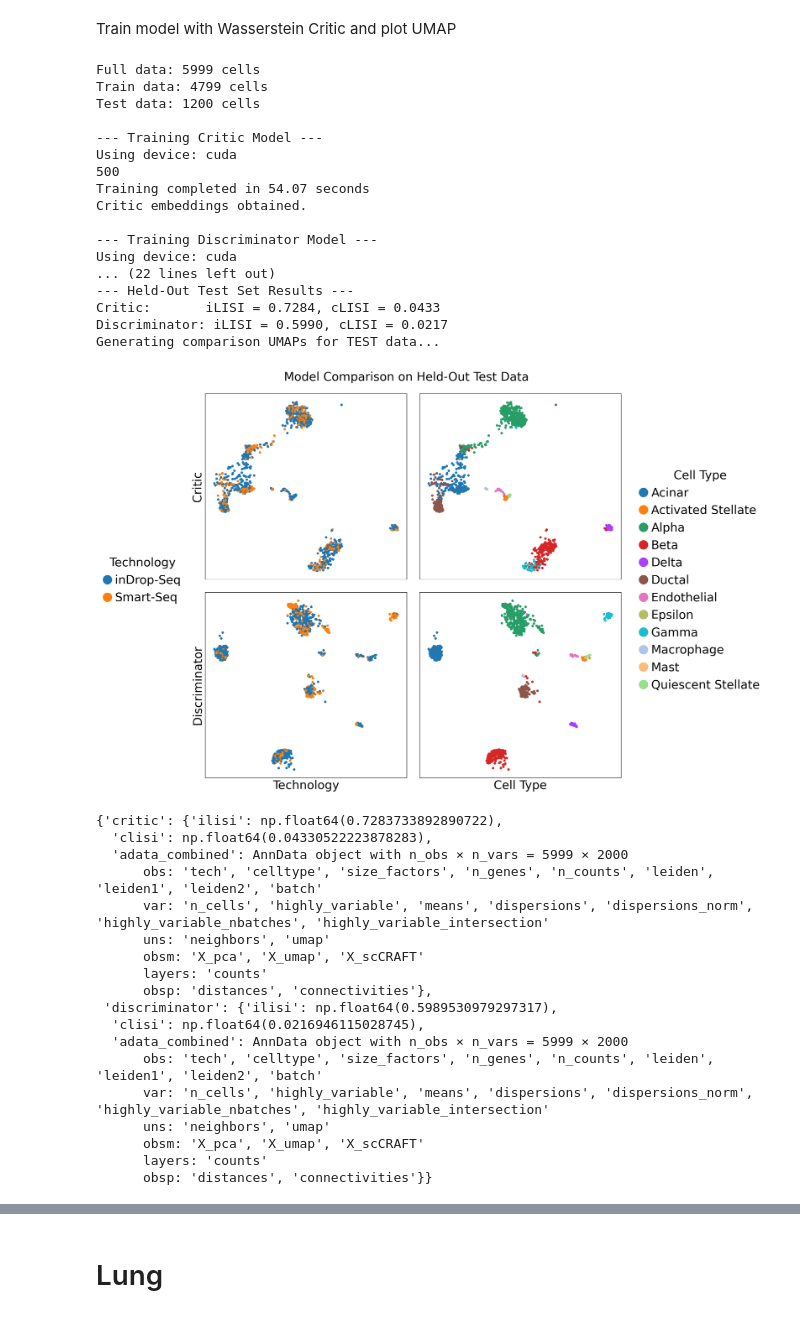
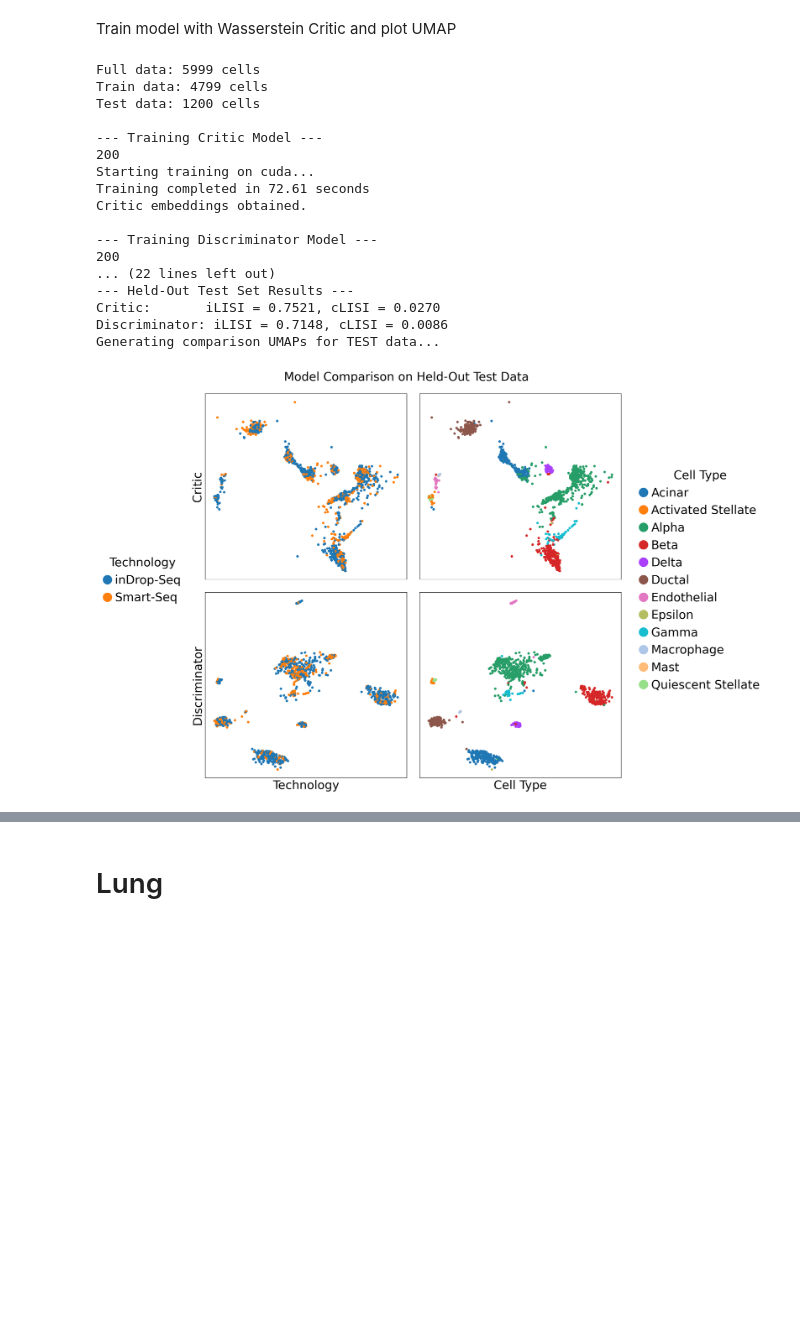
Before and after one commit to kreid415/wasserstein-critic-deconfounding, a Jupyter notebook: notebooks/explore_data.ipynb, the cells around one changed output, grey strips where cells are left out. Drawn from its saved outputs; the diff is of its cells as text; code cells hidden in the pictures; blank space fills up the shorter version.

```diff
--- a/notebooks/explore_data.ipynb
+++ b/notebooks/explore_data.ipynb
@@ -47,7 +47,7 @@ cell_type_key_map = {
 # %% [markdown]
 # Pancreas
 # %%
-pancreas_adata = prep_data("/workspaces/data/human_pancreas_norm_complexBatch.h5ad",
+pancreas_adata, largest_batch_name = prep_data("/workspaces/data/human_pancreas_norm_complexBatch.h5ad",
                   batch_key="tech",
                   celltype_key="celltype",
                   batch_count=2,
@@ -315,6 +488,7 @@ def train_and_compare_plots(adata, cell_type_key='celltype', confounding_key='te
                             # Set defaults based on your CV results
                             d_coef_critic=0.1,
                             d_coef_discriminator=0.05,
+                            triplet_coef=1,
                             epochs=500,
                             # --- PARAMETERS ADDED ---
                             confounding_key_map=None,
@@ -345,14 +519,17 @@ def train_and_compare_plots(adata, cell_type_key='celltype', confounding_key='te
 
     # --- 2. Train CRITIC Model ---
     print("\n--- Training Critic Model ---")
-    model_critic = train_integration_model(
+    model_critic, _ = train_integration_model(
         adata_train.copy(),
         batch_key=confounding_key,
         z_dim=256,
         d_coef=d_coef_critic,
         epochs=epochs,
         critic=True,
-        disc_iter=10
+        disc_iter=10,
+        reference_batch=-1,
+        reference_batch_name_str=largest_batch_name,
+        triplet_coef=triplet_coef
     )
 
     device = "cuda:0" if torch.cuda.is_available() else "cpu"
@@ -365,14 +542,16 @@ def train_and_compare_plots(adata, cell_type_key='celltype', confounding_key='te
 
     # --- 3. Train DISCRIMINATOR Model ---
     print("\n--- Training Discriminator Model ---")
-    model_disc = train_integration_model(
+    model_disc, _ = train_integration_model(
         adata_train.copy(),
         batch_key=confounding_key,
         z_dim=256,
         d_coef=d_coef_discriminator,
         epochs=epochs,
         critic=False,
-        disc_iter=1
+        disc_iter=1,
+        reference_batch=-1,
+        reference_batch_name_str=largest_batch_name
     )
 
     model_disc.to(device)
@@ -550,4 +729,4 @@ def train_and_compare_plots(adata, cell_type_key='celltype', confounding_key='te
     return {
         "critic": {"ilisi": ilisi_crit, "clisi": clisi_crit, "adata_combined": adata_crit_comb},
         "discriminator": {"ilisi": ilisi_disc, "clisi": clisi_disc, "adata_combined": adata_disc_comb}
-    }
+    }, adata_crit_comb[test_idx_comb].copy(), adata_disc_comb[test_idx_comb].copy()
@@ -554,39 +750,21 @@ def train_and_compare_plots(adata, cell_type_key='celltype', confounding_key='te
 # %%
-train_and_compare_plots(pancreas_adata, cell_type_key='celltype', confounding_key='tech', d_coef_critic=0.05, d_coef_discriminator=0.1, epochs=500, confounding_key_map=confounding_key_map, cell_type_key_map=cell_type_key_map)
+results, adata_crit_test_plot, adata_disc_test_plot = train_and_compare_plots(pancreas_adata, cell_type_key='celltype', confounding_key='tech', d_coef_critic=0.1, d_coef_discriminator=0.5, triplet_coef=1, epochs=200, confounding_key_map=confounding_key_map, cell_type_key_map=cell_type_key_map)
 # %% [output]
 Full data: 5999 cells
 Train data: 4799 cells
 Test data: 1200 cells
 
 --- Training Critic Model ---
-Using device: cuda
-500
-Training completed in 54.07 seconds
+200
+Starting training on cuda...
+Training completed in 72.61 seconds
 Critic embeddings obtained.
 
 --- Training Discriminator Model ---
-Using device: cuda
+200
 ... (22 lines left out)
 --- Held-Out Test Set Results ---
-Critic:       iLISI = 0.7284, cLISI = 0.0433
-Discriminator: iLISI = 0.5990, cLISI = 0.0217
+Critic:       iLISI = 0.7521, cLISI = 0.0270
+Discriminator: iLISI = 0.7148, cLISI = 0.0086
 Generating comparison UMAPs for TEST data...
-[figure, old version]
+[figure, new version]
-{'critic': {'ilisi': np.float64(0.7283733892890722),
-  'clisi': np.float64(0.04330522223878283),
-  'adata_combined': AnnData object with n_obs × n_vars = 5999 × 2000
-      obs: 'tech', 'celltype', 'size_factors', 'n_genes', 'n_counts', 'leiden', 'leiden1', 'leiden2', 'batch'
-      var: 'n_cells', 'highly_variable', 'means', 'dispersions', 'dispersions_norm', 'highly_variable_nbatches', 'highly_variable_intersection'
-      uns: 'neighbors', 'umap'
-      obsm: 'X_pca', 'X_umap', 'X_scCRAFT'
-      layers: 'counts'
-      obsp: 'distances', 'connectivities'},
- 'discriminator': {'ilisi': np.float64(0.5989530979297317),
-  'clisi': np.float64(0.0216946115028745),
-  'adata_combined': AnnData object with n_obs × n_vars = 5999 × 2000
-      obs: 'tech', 'celltype', 'size_factors', 'n_genes', 'n_counts', 'leiden', 'leiden1', 'leiden2', 'batch'
-      var: 'n_cells', 'highly_variable', 'means', 'dispersions', 'dispersions_norm', 'highly_variable_nbatches', 'highly_variable_intersection'
-      uns: 'neighbors', 'umap'
-      obsm: 'X_pca', 'X_umap', 'X_scCRAFT'
-      layers: 'counts'
-      obsp: 'distances', 'connectivities'}}
```
Also changed, not shown: parts of 16 cells of this notebook, 7 other files.
